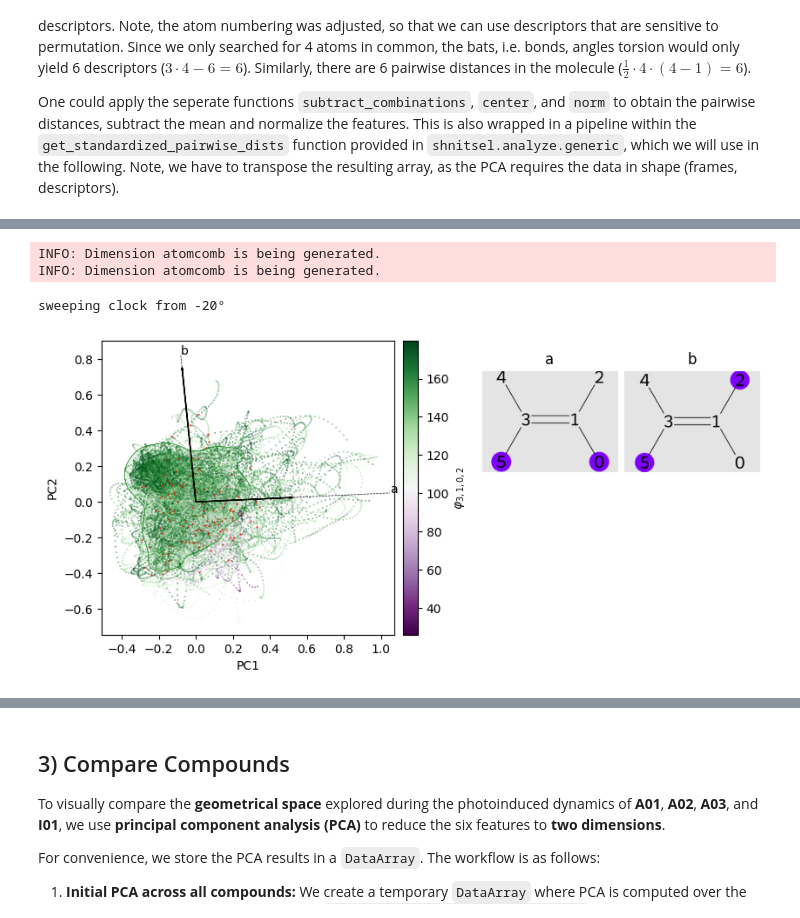
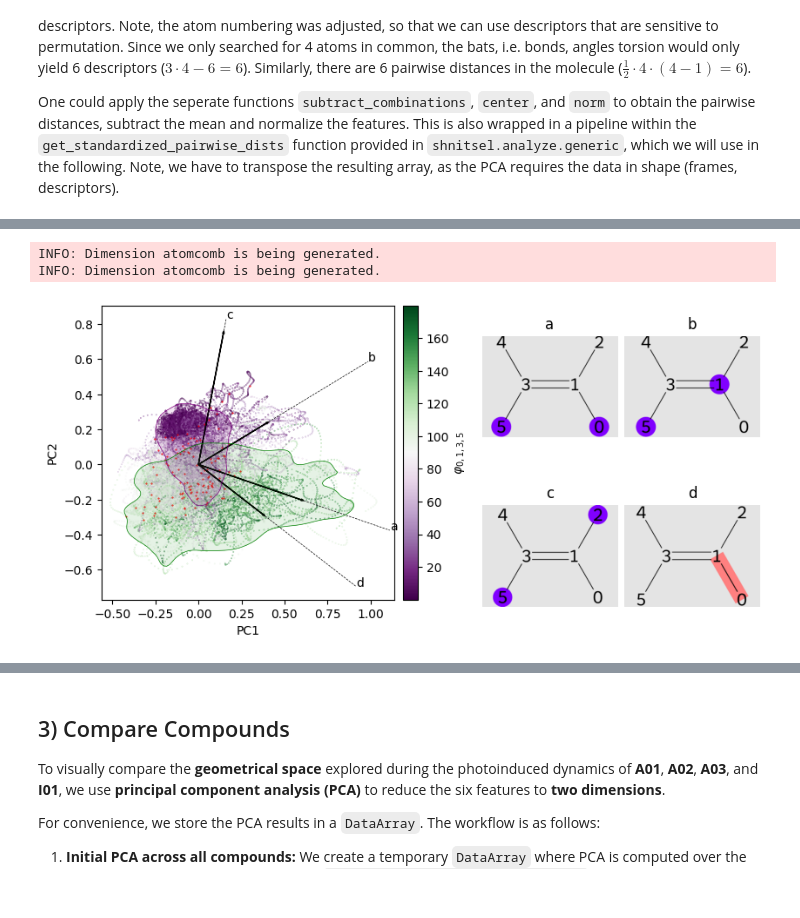
Before and after one commit to SHNITSEL/shnitsel-tools, a Jupyter notebook: tutorials/3_across_compounds.ipynb, the cells around one changed output, grey strips where cells are left out. Drawn from its saved outputs; the diff is of its cells as text; code cells hidden in the pictures.

```diff
--- a/tutorials/3_across_compounds.ipynb
+++ b/tutorials/3_across_compounds.ipynb
@@ -30,7 +30,7 @@ compounds = [
     ("I01_ch2nh2",   1, 0),
 ]
 
-d_filter = {"[#6][#1]": 3.5, "[*]~[*]": 4.0}
+d_filter = {"[#6][#1]": 3.0, "[*]~[*]": 4.5}
 l_ds = []
 removed_points = {}
 
@@ -40,6 +40,7 @@ for name, charge, frame in compounds:
     # assign rdkit mol object to each dataset
     mol = ds.atXYZ.isel(frame=frame).st.to_mol(charge=charge)
     ds.attrs["mol"] = mol
+    ds.atXYZ.attrs["mol"] = mol
     #display(ds.attrs["mol"])
     n_before = int(ds.sizes["frame"])
 
@@ -123,10 +119,10 @@ One could apply the seperate functions `subtract_combinations`, `center`, and `n
 # %%
+# now we do the PCA on pairwise distances for the part with just 6 atoms:
 from shnitsel.vis.plot import biplot_kde
 
 ds_a03 = ds_comb_substruc.sel(compound='A03')
-kde_data = biplot_kde(ds_a03, 3, 1, 0, 2, nbins=3, mean=True, scatter_color='geo', geo_filter=[(0,30),(150,180)])
+kde_data = biplot_kde(ds_a03, 0,1,3,5, nbins=4, scatter_color='geo', geo_filter=[(0,70),(110,180)])
 # %% [output]
 INFO: Dimension atomcomb is being generated.
 INFO: Dimension atomcomb is being generated.
-sweeping clock from -20°
-[figure, old version]
+[figure, new version]
```
Also changed, not shown: parts of 12 cells of this notebook.
